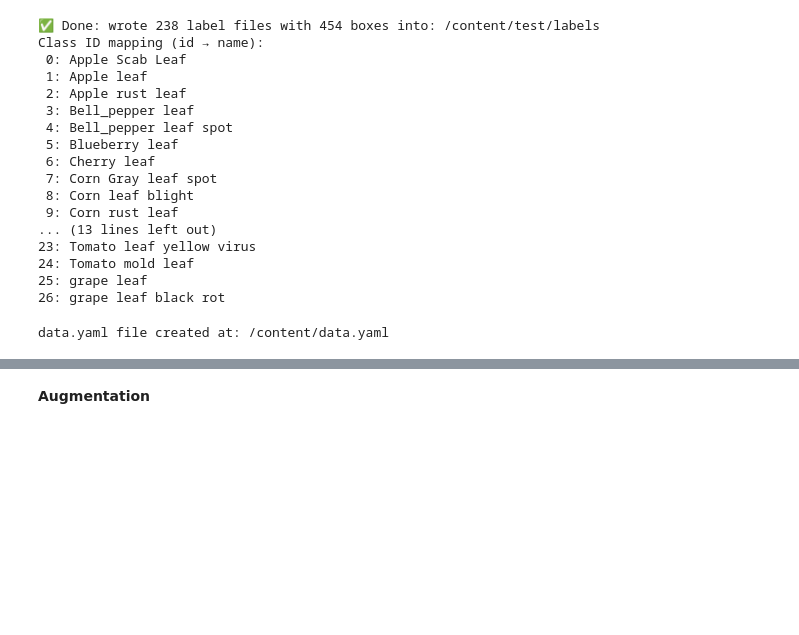
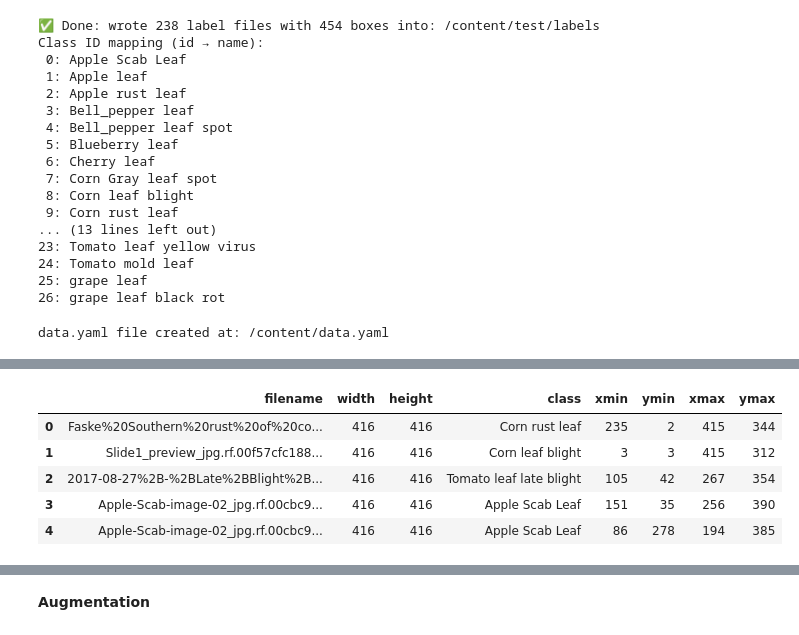
Before and after one commit to MohammadAghaei1/Plantdoc-image-processing, a Jupyter notebook: Plantdoc.ipynb, the cells around one changed output, grey strips where cells are left out. Saved outputs shown, nothing was run; the diff lists cells and outputs as text; code cells hidden in the pictures; blank space fills up the shorter version.

```diff
--- a/Plantdoc.ipynb
+++ b/Plantdoc.ipynb
@@ -1020,0 +1044,15 @@ ValueError: invalid literal for int() with base 10: '22.0'
+# %%
+import pandas as pd
+
+# Load the train_annotations.csv file
+train_annotations = pd.read_csv('/content/train/train_annotations.csv')
+
+# Display the first few rows to confirm
+display(train_annotations.head())
+# %% [output]
+|  | filename | width | height | class | xmin | ymin | xmax | ymax |
+| 0 | Faske%20Southern%20rust%20of%20co... | 416 | 416 | Corn rust leaf | 235 | 2 | 415 | 344 |
+| 1 | Slide1_preview_jpg.rf.00f57cfc188... | 416 | 416 | Corn leaf blight | 3 | 3 | 415 | 312 |
+| 2 | 2017-08-27%2B-%2BLate%2BBlight%2B... | 416 | 416 | Tomato leaf late blight | 105 | 42 | 267 | 354 |
+| 3 | Apple-Scab-image-02_jpg.rf.00cbc9... | 416 | 416 | Apple Scab Leaf | 151 | 35 | 256 | 390 |
+| 4 | Apple-Scab-image-02_jpg.rf.00cbc9... | 416 | 416 | Apple Scab Leaf | 86 | 278 | 194 | 385 |
```
Also changed, not shown: parts of 58 cells of this notebook.
